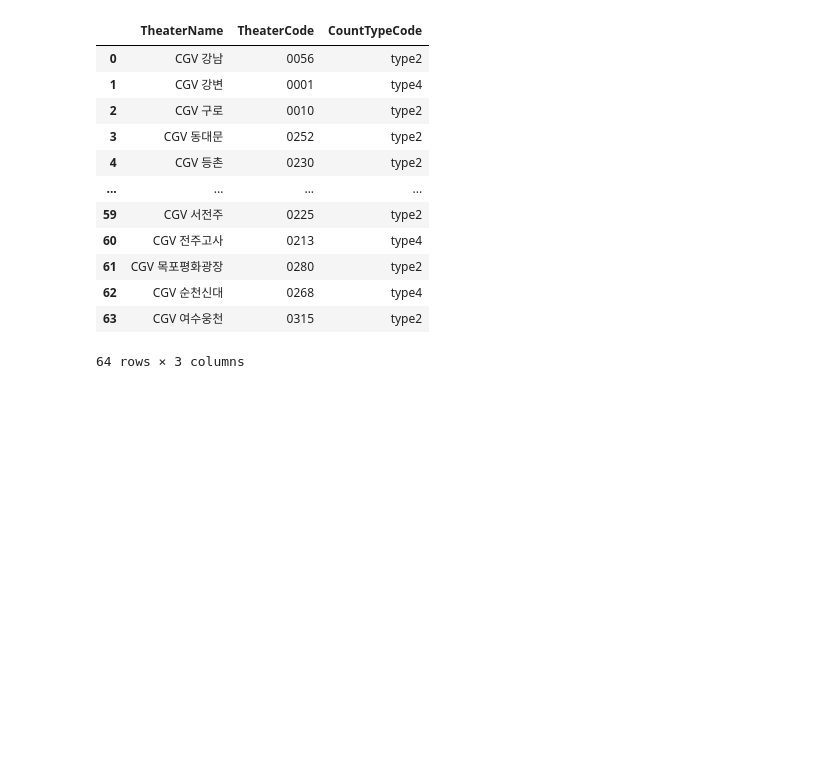
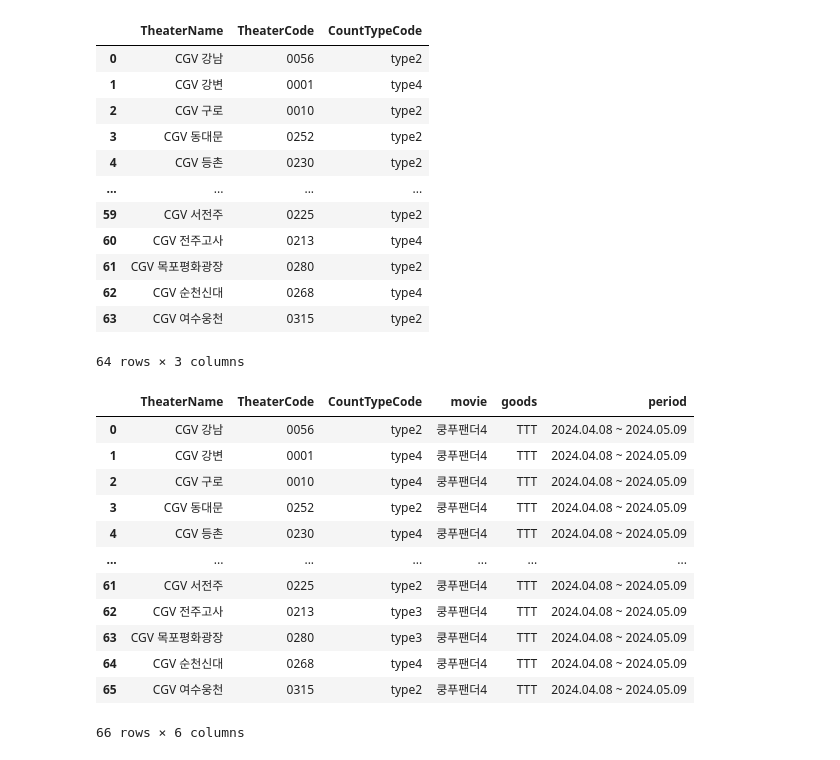
Before and after one commit to yu901/data_analysis, a Jupyter notebook: notebook/movie goods.ipynb, the cells around one changed output. Saved outputs shown, nothing was run; the diff lists cells and outputs as text; code cells hidden in the pictures; blank space fills up the shorter version.

```diff
--- a/notebook/movie goods.ipynb
+++ b/notebook/movie goods.ipynb
@@ -112,3 +112,33 @@ Theaters
 | 62 | CGV 순천신대 | 0268 | type4 |
 | 63 | CGV 여수웅천 | 0315 | type2 |
 64 rows × 3 columns
+# %%
+def Get_GoodsStatus(movie_filter="", goods_filter=""):
+    event_df = get_EventList(movie_filter=movie_filter, goods_filter=goods_filter)
+    GoodsStatus = pd.DataFrame()
+    for idx in event_df.index:
+        giveawayIndex = event_df.loc[idx]["goods_idx"]
+        Theaters = get_Theaters(giveawayIndex)
+        Theaters["movie"] =  event_df.loc[idx]["movie"]
+        Theaters["goods"] =  event_df.loc[idx]["goods"]
+        Theaters["period"] =  event_df.loc[idx]["period"]
+        GoodsStatus = pd.concat([GoodsStatus, Theaters], ignore_index=True)
+    return GoodsStatus
+# %%
+GoodsStatus = Get_GoodsStatus(movie_filter="쿵푸팬더", goods_filter="TTT")
+# %%
+GoodsStatus
+# %% [output]
+|  | TheaterName | TheaterCode | CountTypeCode | movie | goods | period |
+| 0 | CGV 강남 | 0056 | type2 | 쿵푸팬더4 | TTT | 2024.04.08 ~ 2024.05.09 |
+| 1 | CGV 강변 | 0001 | type4 | 쿵푸팬더4 | TTT | 2024.04.08 ~ 2024.05.09 |
+| 2 | CGV 구로 | 0010 | type4 | 쿵푸팬더4 | TTT | 2024.04.08 ~ 2024.05.09 |
+| 3 | CGV 동대문 | 0252 | type2 | 쿵푸팬더4 | TTT | 2024.04.08 ~ 2024.05.09 |
+| 4 | CGV 등촌 | 0230 | type4 | 쿵푸팬더4 | TTT | 2024.04.08 ~ 2024.05.09 |
+| ... | ... | ... | ... | ... | ... | ... |
+| 61 | CGV 서전주 | 0225 | type2 | 쿵푸팬더4 | TTT | 2024.04.08 ~ 2024.05.09 |
+| 62 | CGV 전주고사 | 0213 | type3 | 쿵푸팬더4 | TTT | 2024.04.08 ~ 2024.05.09 |
+| 63 | CGV 목포평화광장 | 0280 | type3 | 쿵푸팬더4 | TTT | 2024.04.08 ~ 2024.05.09 |
+| 64 | CGV 순천신대 | 0268 | type4 | 쿵푸팬더4 | TTT | 2024.04.08 ~ 2024.05.09 |
+| 65 | CGV 여수웅천 | 0315 | type2 | 쿵푸팬더4 | TTT | 2024.04.08 ~ 2024.05.09 |
+66 rows × 6 columns
```
Also changed, not shown: parts of 10 cells of this notebook.
